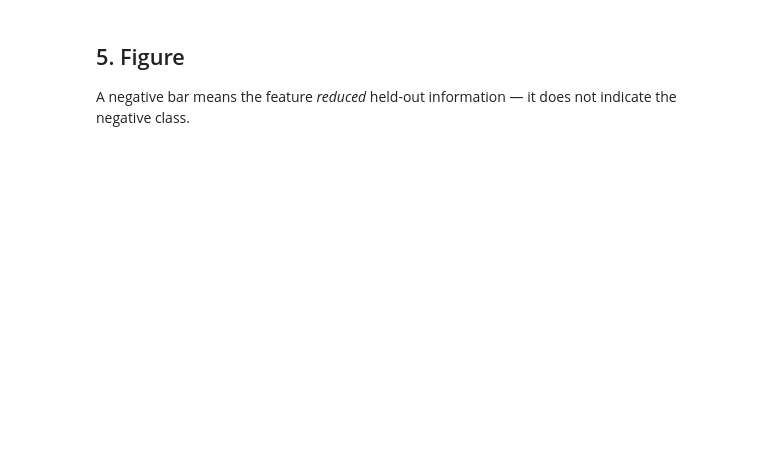
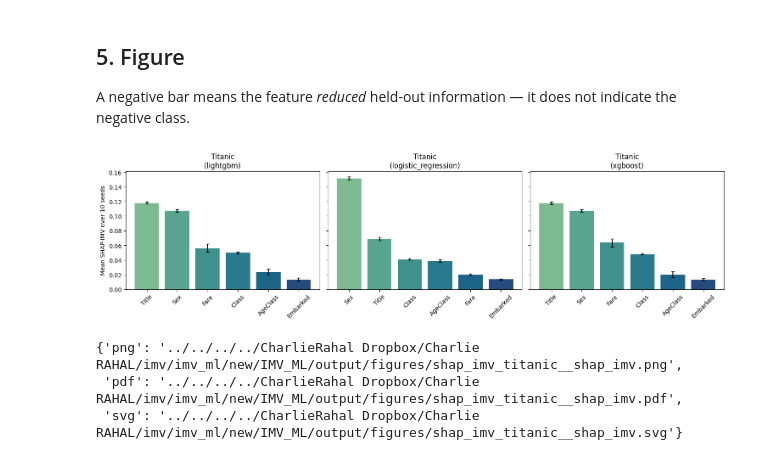
Before and after one commit to intermodelvigorish/IMV_ML, a Jupyter notebook: src/shap_imv/shap_imv_titanic.ipynb, the cells around one changed output. Saved outputs shown, nothing was run; the diff lists cells and outputs as text; code cells hidden in the pictures; blank space fills up the shorter version.

```diff
--- a/src/shap_imv/shap_imv_titanic.ipynb
+++ b/src/shap_imv/shap_imv_titanic.ipynb
@@ -125,21 +162,36 @@ data.head()
 # %% [markdown]
 ## 3. Estimators and budget
 # %%
-# Exact SHAP-IMV enumerates every feature subset, so cost is
-# 2**n_features * n_splits * 2 fits per seed per estimator. That total is driven by
-# the coalition count, not the row count, so every example runs on the full dataset
-# and the budget is spent on parallelism instead: N_JOBS spreads the 2**n
-# coalitions across cores.
-N_JOBS = 11
+from joblib import Parallel, delayed, parallel_config
+from tqdm.auto import tqdm
+
+# Parallelise the 30 independent seed/model evaluations. Each BinaryIMV run stays
+# single-process to avoid nested pools and repeated worker start-up for 64 coalitions.
+MODEL_PARAMETERS = {
+    "logistic_regression": {"max_iter": 5000},
+    "xgboost": {"n_estimators": 60, "max_depth": 3, "learning_rate": 0.2,
+                "verbosity": 0, "tree_method": "hist", "n_jobs": 1},
+    "lightgbm": {"n_estimators": 60, "max_depth": 3, "learning_rate": 0.2,
+                 "verbose": -1, "n_jobs": 1},
+}
+MODEL_NAMES = tuple(MODEL_PARAMETERS)
+CPU_COUNT = (len(os.sched_getaffinity(0)) if hasattr(os, "sched_getaffinity")
+             else (os.cpu_count() or 1))
+DEFAULT_OUTER_JOBS = min(15, max(1, CPU_COUNT - 1))
+OUTER_N_JOBS = int(os.environ.get("IMV_N_JOBS", DEFAULT_OUTER_JOBS))
+if OUTER_N_JOBS < 1:
+    raise ValueError("IMV_N_JOBS must be a positive integer")
+OUTER_N_JOBS = min(OUTER_N_JOBS, len(SEEDS) * len(MODEL_NAMES))
 
 def model_factories(seed):
     """Three estimator families, deliberately small so the exact power set is affordable."""
     return {
-        "logistic_regression": lambda: LogisticRegression(max_iter=5000, random_state=seed),
+        "logistic_regression": lambda: LogisticRegression(
+            random_state=seed, **MODEL_PARAMETERS["logistic_regression"]),
         "xgboost": lambda: XGBClassifier(
-            n_estimators=60, max_depth=3, learning_rate=0.2, random_state=seed,
-            verbosity=0, tree_method="hist", n_jobs=1),
+            random_state=seed, **MODEL_PARAMETERS["xgboost"]),
         "lightgbm": lambda: LGBMClassifier(
-            n_estimators=60, max_depth=3, learning_rate=0.2, random_state=seed,
-            verbose=-1, n_jobs=1),
+            random_state=seed, **MODEL_PARAMETERS["lightgbm"]),
     }
+
+print(f"outer workers: {OUTER_N_JOBS}; BinaryIMV workers per task: 1")
@@ -193,19 +366,24 @@ A negative bar means the feature *reduced* held-out information — it does not
 # %%
 models = list(summary["model"].unique())
 fig, axes = plt.subplots(1, len(models), figsize=(5 * len(models), 4.2), sharey=True)
 axes = np.atleast_1d(axes)
 for ax, name in zip(axes, models):
     part = summary[summary.model == name].sort_values("mean", ascending=False)
     ax.bar(part["feature"], part["mean"], yerr=part["std"].fillna(0),
            capsize=3, color=sns.color_palette("crest", len(part)))
     ax.set_title(f"{TITLE}\n({name})")
     ax.tick_params(axis="x", rotation=45)
     ax.axhline(0, color="0.4", linewidth=0.8)
 axes[0].set_ylabel(f"Mean SHAP-IMV over {len(SEEDS)} seeds")
 fig.tight_layout()
 paths = {file_format: relative_path(path, start=ARTIFACTS)
          for file_format, path in save_figure(
-             fig, FIGURES / f"{DATASET}_shap_imv"
+             fig, FIGURES / "shap_imv_titanic__shap_imv"
          ).items()}
 plt.show()
 paths
+# %% [output]
+[figure, added]
+{'png': '../../../../CharlieRahal Dropbox/Charlie RAHAL/imv/imv_ml/new/IMV_ML/output/figures/shap_imv_titanic__shap_imv.png',
+ 'pdf': '../../../../CharlieRahal Dropbox/Charlie RAHAL/imv/imv_ml/new/IMV_ML/output/figures/shap_imv_titanic__shap_imv.pdf',
+ 'svg': '../../../../CharlieRahal Dropbox/Charlie RAHAL/imv/imv_ml/new/IMV_ML/output/figures/shap_imv_titanic__shap_imv.svg'}
```
Also changed, not shown: parts of 6 cells of this notebook, 54 other files.
